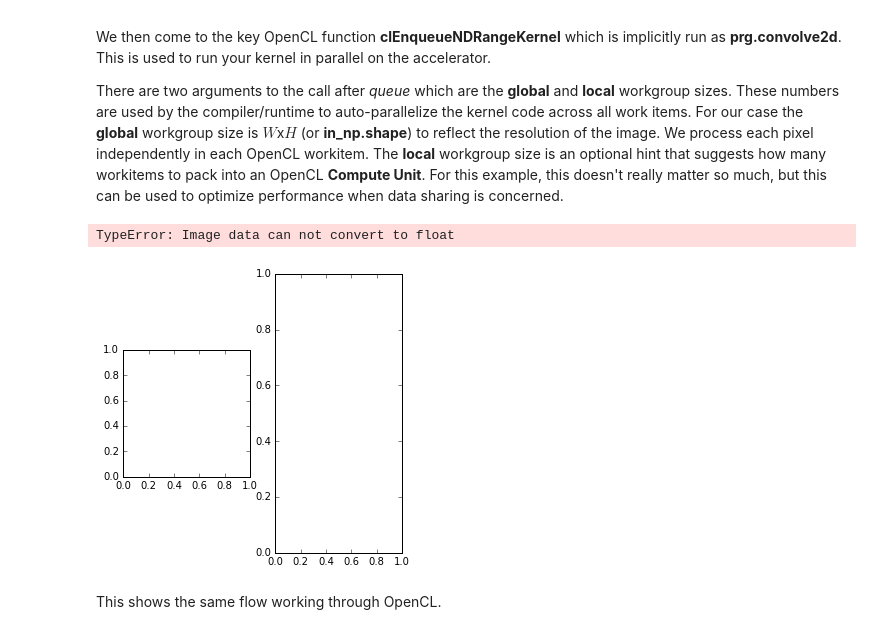
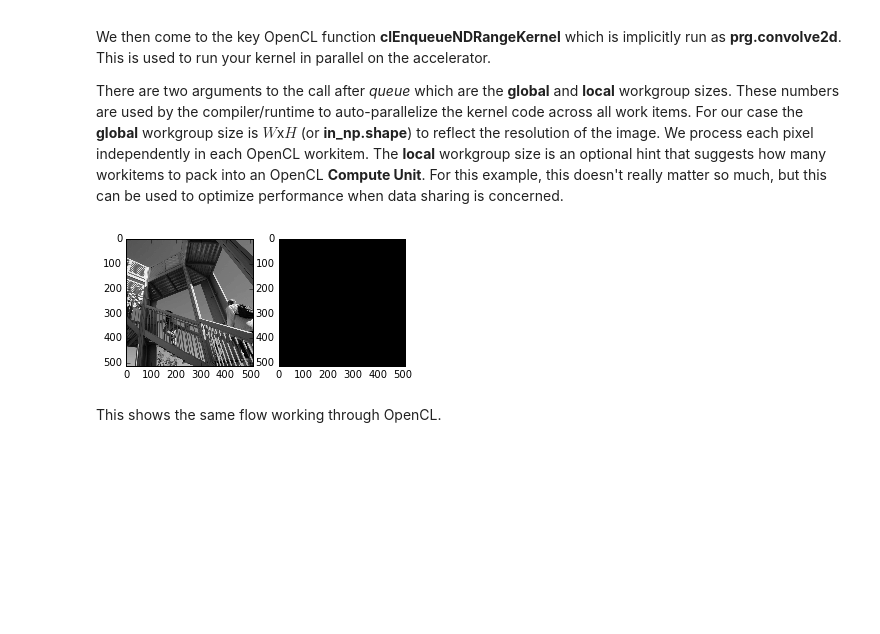
Before and after one commit to nachiket/papaa-labs, a Jupyter notebook: Convolution in OpenCL.ipynb, the cells around one changed output. Drawn from its saved outputs; the diff is of its cells as text; code cells hidden in the pictures; blank space fills up the shorter version.

Commit message:
the float to int conversion should be handled

```diff
--- a/Convolution in OpenCL.ipynb
+++ b/Convolution in OpenCL.ipynb
@@ -89,28 +89,28 @@ There are two arguments to the call after *queue* which are the **global** and *
 # %%
 from scipy import ndimage, misc, signal;
 
 f = misc.ascent();
 in_np = f;
 
 filt_np = np.array([[1,2,1],[2,4,2],[1,2,1]]);
 
 mf = cl.mem_flags
 in_g = cl.Buffer(ctx, mf.READ_ONLY | mf.COPY_HOST_PTR, hostbuf=in_np)
 filt_g = cl.Buffer(ctx, mf.READ_ONLY | mf.COPY_HOST_PTR, hostbuf=filt_np)
 out_g = cl.Buffer(ctx, mf.WRITE_ONLY, in_np.nbytes)
 
 # Run OpenCL convolve2D function
+print(in_np.shape);
 convolve2D(queue, in_np.shape, None, in_g, filt_g, out_g)
 
 out_np = np.empty_like(in_np)
 cl.enqueue_copy(queue, out_np, out_g)
 
 fig, (a, b) = plt.subplots(1, 2)
-a.imshow(in_g, cmap='gray')
-b.imshow(out_g, cmap='gray')
+a.imshow(in_np, cmap='gray')
+b.imshow(out_np, cmap='gray')
 plt.show() # apparently, plt.show() works than fig.show() in juypter
 # %% [output]
-TypeError: Image data can not convert to float
-[figure, old version]
+[figure, new version]
 # %% [markdown]
 This shows the same flow working through OpenCL.
```
